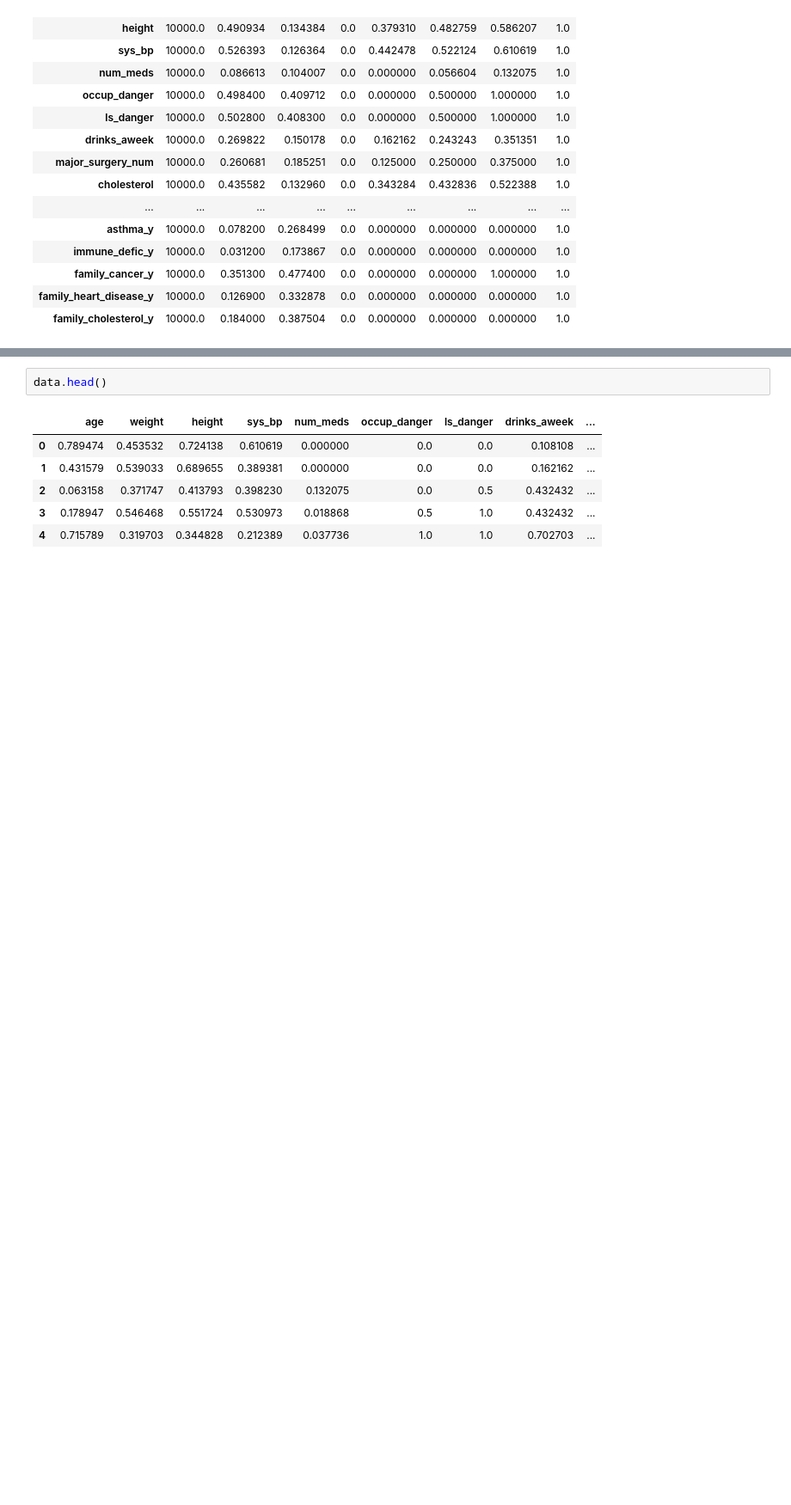
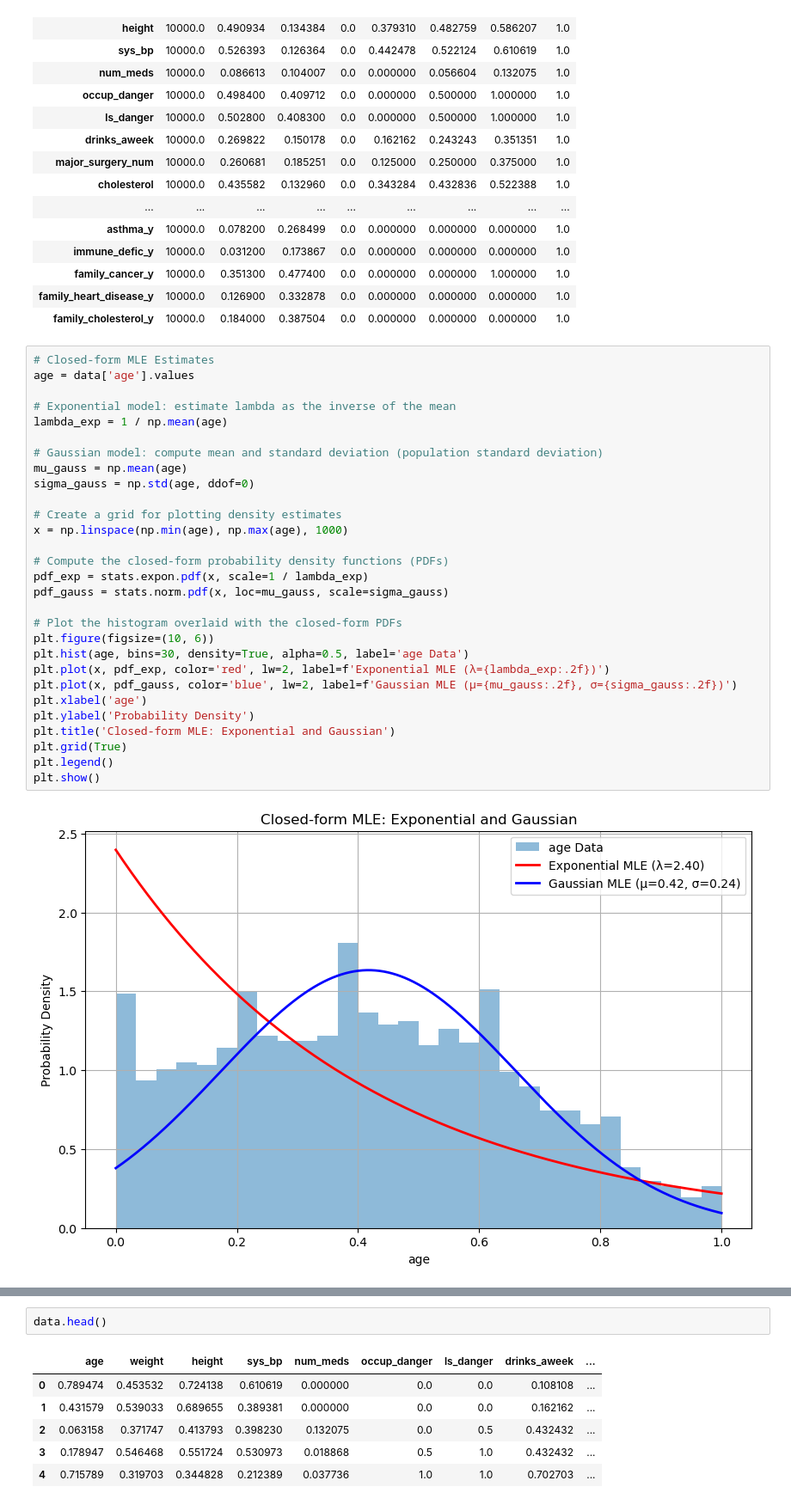
Before and after one commit to sontranneugithub/ds4400, a Jupyter notebook: Final Project.ipynb, the cells around one changed output, grey strips where cells are left out. Shown: that part at 86% size. Saved outputs shown, nothing was run; the diff lists cells and outputs as text; blank space fills up the shorter version.

```diff
--- a/Final Project.ipynb
+++ b/Final Project.ipynb
@@ -93,3 +101,34 @@ data.describe().T
 | family_cancer_y | 10000.0 | 0.351300 | 0.477400 | 0.0 | 0.000000 | 0.000000 | 1.000000 | 1.0 |
 | family_heart_disease_y | 10000.0 | 0.126900 | 0.332878 | 0.0 | 0.000000 | 0.000000 | 0.000000 | 1.0 |
 | family_cholesterol_y | 10000.0 | 0.184000 | 0.387504 | 0.0 | 0.000000 | 0.000000 | 0.000000 | 1.0 |
+# %%
+# Closed-form MLE Estimates
+age = data['age'].values
+
+# Exponential model: estimate lambda as the inverse of the mean
+lambda_exp = 1 / np.mean(age)
+
+# Gaussian model: compute mean and standard deviation (population standard deviation)
+mu_gauss = np.mean(age)
+sigma_gauss = np.std(age, ddof=0)
+
+# Create a grid for plotting density estimates
+x = np.linspace(np.min(age), np.max(age), 1000)
+
+# Compute the closed-form probability density functions (PDFs)
+pdf_exp = stats.expon.pdf(x, scale=1 / lambda_exp)
+pdf_gauss = stats.norm.pdf(x, loc=mu_gauss, scale=sigma_gauss)
+
+# Plot the histogram overlaid with the closed-form PDFs
+plt.figure(figsize=(10, 6))
+plt.hist(age, bins=30, density=True, alpha=0.5, label='age Data')
+plt.plot(x, pdf_exp, color='red', lw=2, label=f'Exponential MLE (λ={lambda_exp:.2f})')
+plt.plot(x, pdf_gauss, color='blue', lw=2, label=f'Gaussian MLE (μ={mu_gauss:.2f}, σ={sigma_gauss:.2f})')
+plt.xlabel('age')
+plt.ylabel('Probability Density')
+plt.title('Closed-form MLE: Exponential and Gaussian')
+plt.grid(True)
+plt.legend()
+plt.show()
+# %% [output]
+[figure, added]
```
Also changed, not shown: parts of 12 cells of this notebook.
